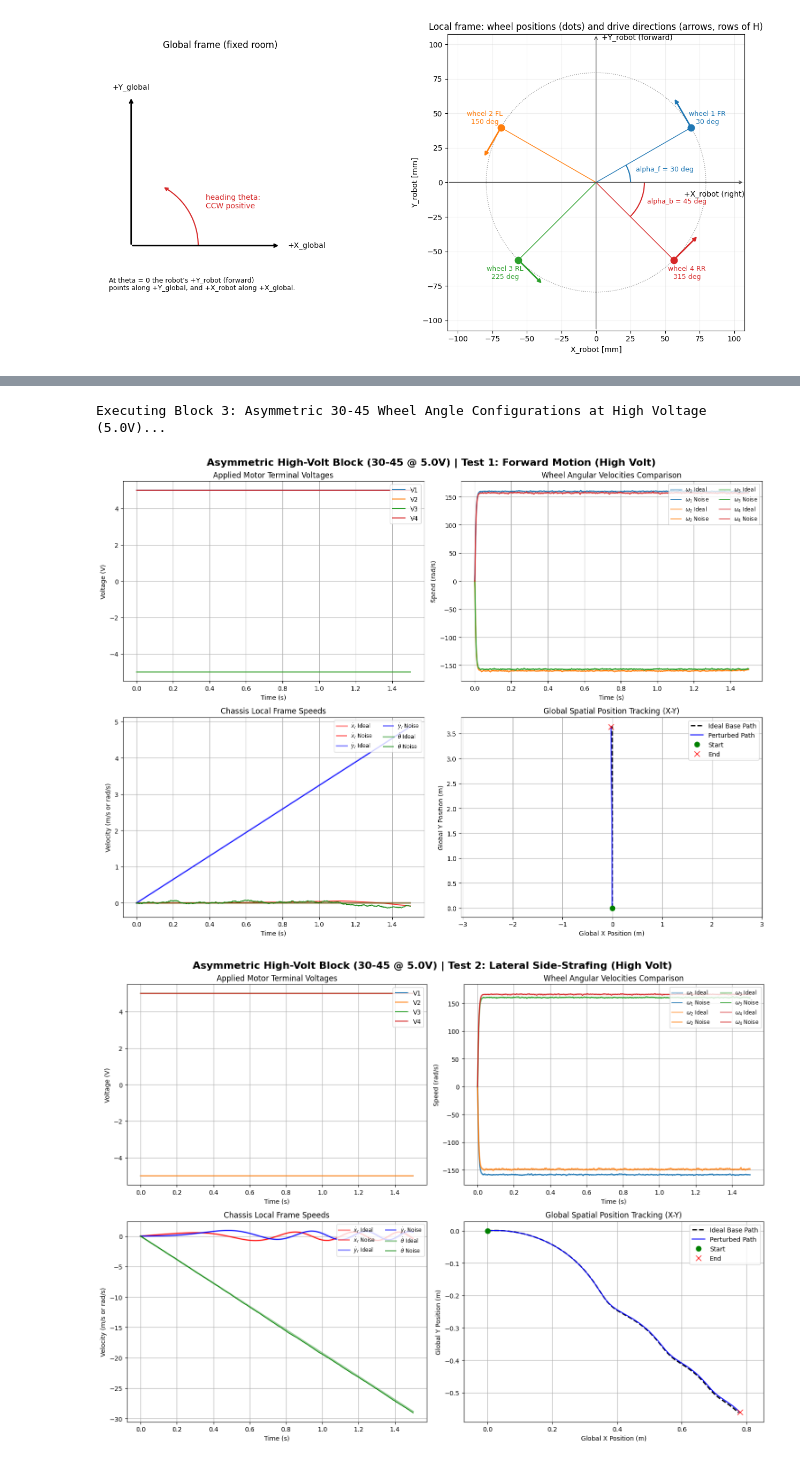
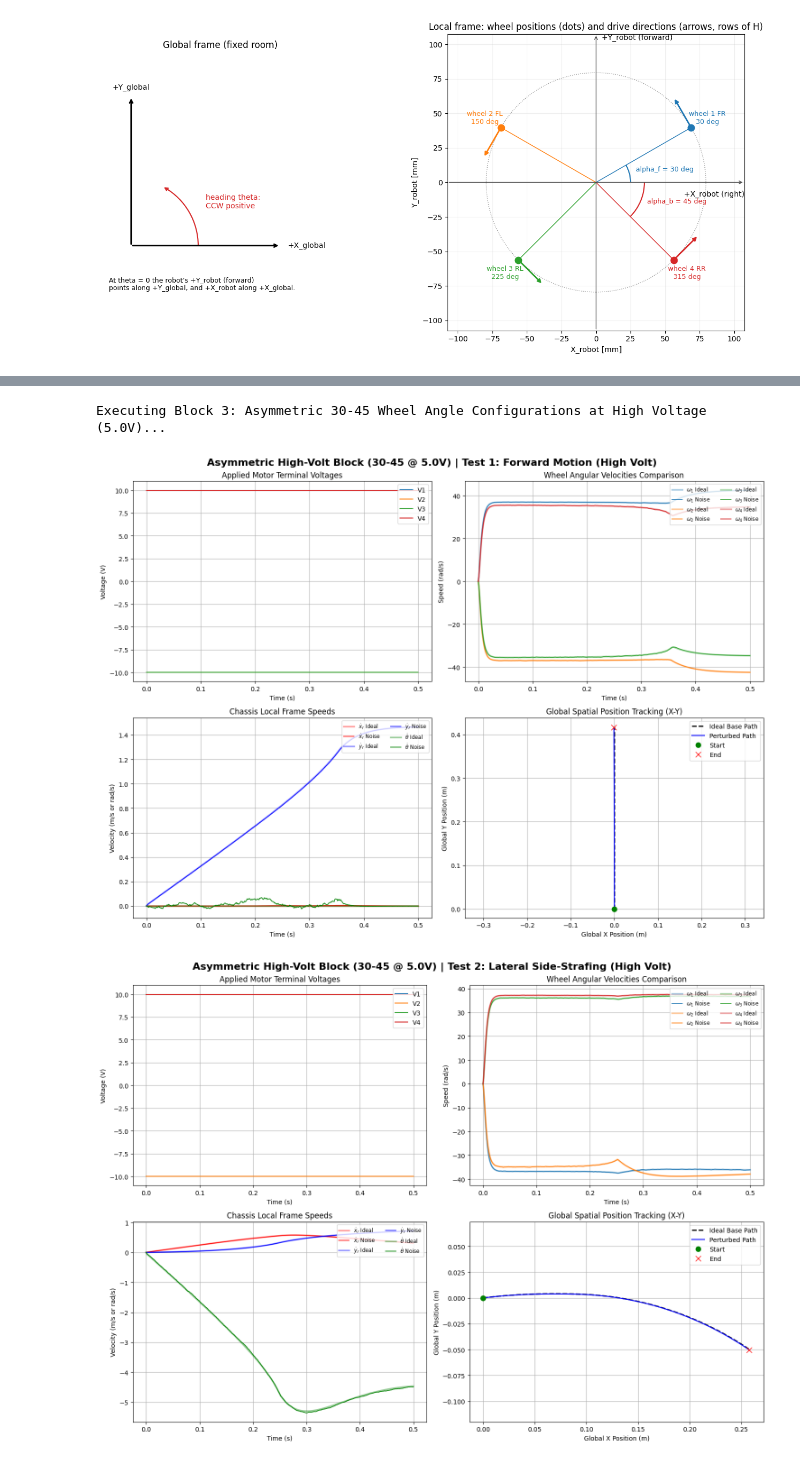
Before and after one commit to HenryR-B/elec_571_MPC_project, a Jupyter notebook: RobotSimulationOpenLoopModel_HenryConstants.ipynb, the cells around one changed output, grey strips where cells are left out. Drawn from its saved outputs; the diff is of its cells as text; code cells hidden in the pictures.

```diff
--- a/RobotSimulationOpenLoopModel_HenryConstants.ipynb
+++ b/RobotSimulationOpenLoopModel_HenryConstants.ipynb
@@ -1028,12 +760,12 @@ import matplotlib.pyplot as plt
 nominal_sigma_V = simulation_parameters['sigma_V']
 nominal_sigma_mu = simulation_parameters['sigma_mu']
 
-t_end = 1.5
+t_end = 0.5
 dt = simulation_parameters['dt']
 steps = int(t_end / dt)
 t_vec = np.linspace(0, t_end, steps)
 
-low_voltage = 2
+low_voltage = 1
 maneuvers = [
     {"name": "Test 1: Forward Motion", "V": np.array([low_voltage, -low_voltage, -low_voltage, low_voltage])},
     {"name": "Test 2: Lateral Side-Strafing", "V": np.array([-low_voltage, -low_voltage, low_voltage, low_voltage])},
@@ -1070,7 +802,7 @@ for m in maneuvers:
             omega_hist.append(state.omega.copy())
             v_local_hist.append(state.v_local.copy())
             pos_global_hist.append(state.pos_global.copy())
-            state, T_load, S_status = robot_plant.step(state, V_cmd=m["V"])
+            state, T_load, S_status = robot_plant.step(state, m["V"])
 
         runs_data[condition] = {
             "V": np.array(v_in_hist), "omega": np.array(omega_hist),
@@ -1144,7 +876,7 @@ for m in maneuvers:
             omega_hist.append(state.omega.copy())
             v_local_hist.append(state.v_local.copy())
             pos_global_hist.append(state.pos_global.copy())
-            state, T_load, S_status = robot_plant.step(state, V_cmd=m["V"])
+            state, T_load, S_status = robot_plant.step(state, m["V"])
 
         runs_data[condition] = {
             "V": np.array(v_in_hist), "omega": np.array(omega_hist),
@@ -1198,11 +930,11 @@ Executing Block 2: Asymmetric 30-45 Wheel Angle Configurations...
 # %%
 # =======================================================================
-# CONFIGURATION CHANGE: KEEP ASYMMETRIC 30-45 DESIGN BUT BOOST TO 5.0V
+# CONFIGURATION CHANGE: KEEP ASYMMETRIC 30-45 DESIGN BUT BOOSTED VOLTAGE
 # =======================================================================
 simulation_parameters['alpha_f'] = np.radians(30.0)
 simulation_parameters['alpha_b'] = np.radians(45.0)
 
-bost_voltage = 5.0
+bost_voltage = 10.0
 
 # Define high-voltage directional maneuvers matching your verified sign choices
 high_volt_maneuvers = [
@@ -1234,7 +966,7 @@ for m in high_volt_maneuvers:
             omega_hist.append(state.omega.copy())
             v_local_hist.append(state.v_local.copy())
             pos_global_hist.append(state.pos_global.copy())
-            state, T_load, S_status = robot_plant.step(state, V_cmd=m["V"])
+            state, T_load, S_status = robot_plant.step(state, m["V"])
 
         runs_data[condition] = {
             "V": np.array(v_in_hist), "omega": np.array(omega_hist),
@@ -1255,32 +987,32 @@ for m in high_volt_maneuvers:
     # Subplot 2: Wheel Speeds
     for w in range(4):
         axs[0, 1].plot(t_vec, ideal["omega"][:, w], '-', color=f'C{w}', label=r'$\omega_{' + str(w+1) + r'}$ Ideal', **style_ideal)
         axs[0, 1].plot(t_vec, noisy["omega"][:, w], '-', color=f'C{w}', label=r'$\omega_{' + str(w+1) + r'}$ Noise', **style_noisy)
     axs[0, 1].set_title("Wheel Angular Velocities Comparison"); axs[0, 1].set_xlabel("Time (s)"); axs[0, 1].set_ylabel("Speed (rad/s)"); axs[0, 1].grid(True); axs[0, 1].legend(loc="upper right", ncol=2, fontsize='small')
 
     # Subplot 3: Local Frame Chassis Velocities
     axs[1, 0].plot(t_vec, ideal["v_local"][:, 0], 'r-', label=r'$\dot{x}_r$ Ideal', **style_ideal)
     axs[1, 0].plot(t_vec, noisy["v_local"][:, 0], 'r-', label=r'$\dot{x}_r$ Noise', **style_noisy)
     axs[1, 0].plot(t_vec, ideal["v_local"][:, 1], 'b-', label=r'$\dot{y}_r$ Ideal', **style_ideal)
     axs[1, 0].plot(t_vec, noisy["v_local"][:, 1], 'b-', label=r'$\dot{y}_r$ Noise', **style_noisy)
     axs[1, 0].plot(t_vec, ideal["v_local"][:, 2], 'g-', label=r'$\dot{\theta}$ Ideal', **style_ideal)
     axs[1, 0].plot(t_vec, noisy["v_local"][:, 2], 'g-', label=r'$\dot{\theta}$ Noise', **style_noisy)
     axs[1, 0].set_title("Chassis Local Frame Speeds"); axs[1, 0].set_xlabel("Time (s)"); axs[1, 0].set_ylabel("Velocity (m/s or rad/s)"); axs[1, 0].grid(True); axs[1, 0].legend(loc="upper right", ncol=2, fontsize='small')
 
     # Subplot 4: Global Trajectory Plane
     axs[1, 1].plot(ideal["pos_global"][:, 0], ideal["pos_global"][:, 1], 'k--', lw=2.0, label='Ideal Base Path')
     axs[1, 1].plot(noisy["pos_global"][:, 0], noisy["pos_global"][:, 1], 'b-', lw=1.5, label='Perturbed Path')
     axs[1, 1].plot(noisy["pos_global"][0, 0], noisy["pos_global"][0, 1], 'go', markersize=8, label='Start')
     axs[1, 1].plot(noisy["pos_global"][-1, 0], noisy["pos_global"][-1, 1], 'rx', markersize=8, label='End')
     axs[1, 1].set_title("Global Spatial Position Tracking (X-Y)"); axs[1, 1].set_xlabel("Global X Position (m)"); axs[1, 1].set_ylabel("Global Y Position (m)"); axs[1, 1].set_aspect('equal', 'datalim'); axs[1, 1].grid(True); axs[1, 1].legend(loc="best")
 
     plt.tight_layout()
     plt.show()
 
 # Final safe restoration of baseline parameter noise variables back to dictionary
 simulation_parameters['sigma_V'] = nominal_sigma_V
 simulation_parameters['sigma_mu'] = nominal_sigma_mu
 # %% [output]
 Executing Block 3: Asymmetric 30-45 Wheel Angle Configurations at High Voltage (5.0V)...
-[figure, old version]
+[figure, new version]
-[figure, old version]
+[figure, new version]
```
Also changed, not shown: parts of 13 cells of this notebook, 36 other files.
